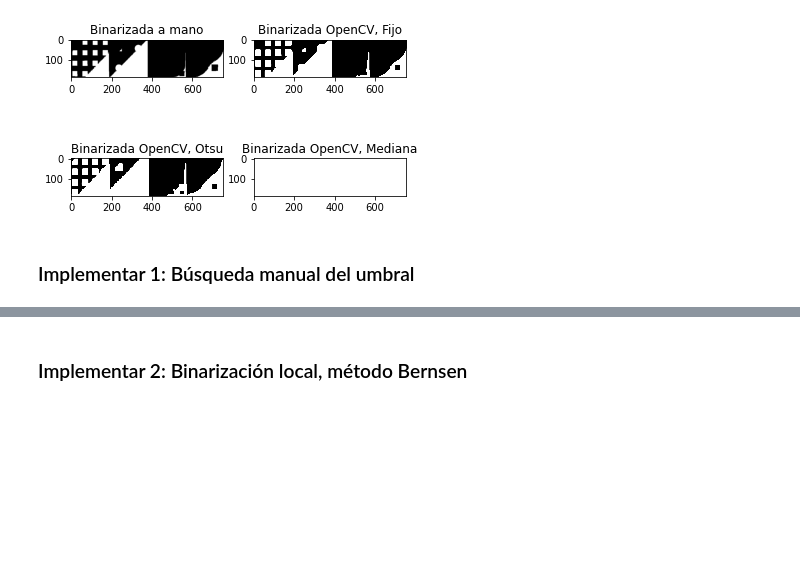
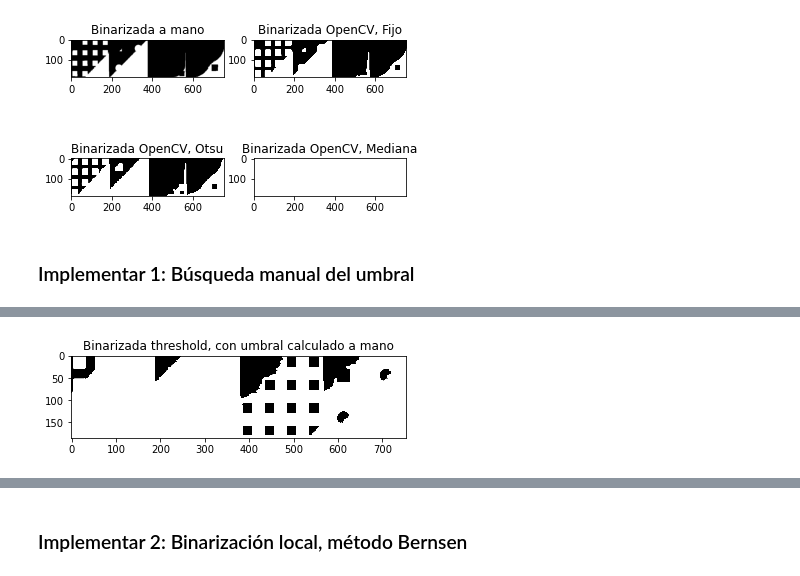
Before and after one commit to Elianagam/FundRobotica, a Jupyter notebook: balance/Binarizacion.ipynb, the cells around one changed output, grey strips where cells are left out. Cells and saved outputs as stored; diff of their text form; code cells hidden in the pictures; blank space fills up the shorter version.

```diff
--- a/balance/Binarizacion.ipynb
+++ b/balance/Binarizacion.ipynb
@@ -91,3 +93,10 @@ fig.show()
+# %%
+ret, img_umbral = cv.threshold(img,umbral,255,cv.THRESH_BINARY)
+plt.imshow(img_umbral,cmap='gray', vmin=0, vmax=1)
+plt.title('Binarizada threshold, con umbral calculado a mano')
+plt.show()
+# %% [output]
+[figure, added]
 # %%
 fig = plt.figure()
 hist1,bins1 = np.histogram(img.ravel(),256,[0,256])
```
Also changed, not shown: parts of 11 cells of this notebook.
